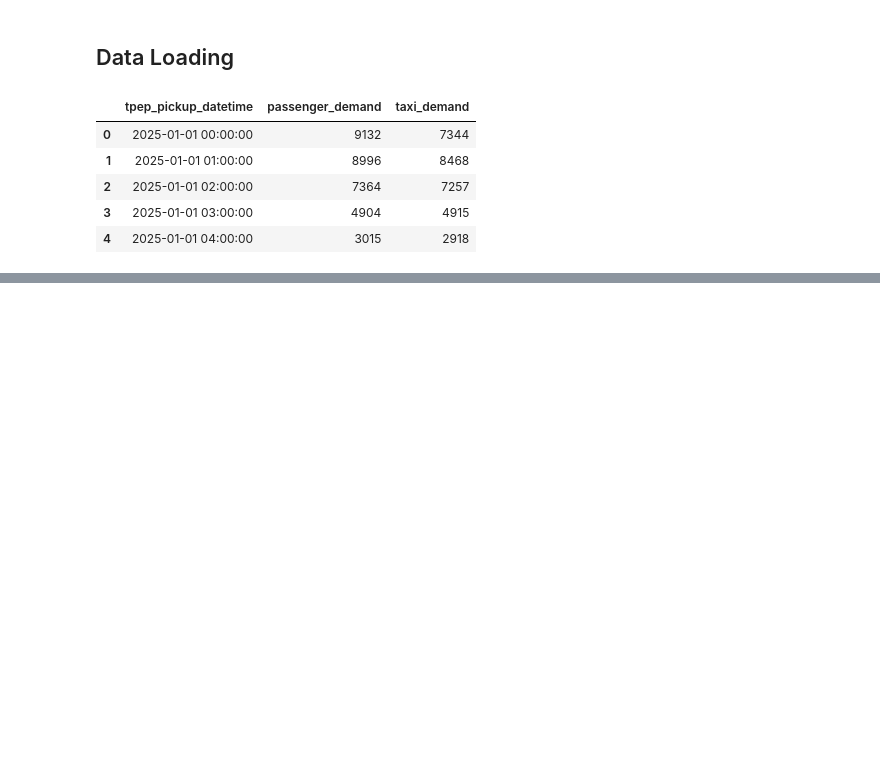
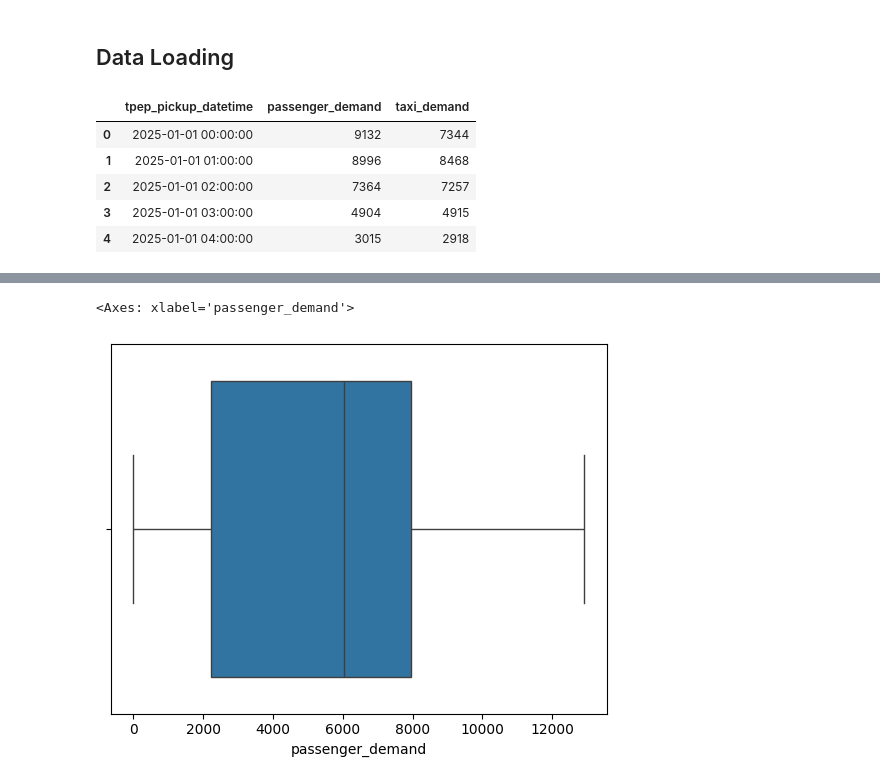
Before and after one commit to Rasel1435/yellow-taxi-demand-analysis, a Jupyter notebook: 1_Data_Preprocess/b_cleaning.ipynb, the cells around one changed output, grey strips where cells are left out. Drawn from its saved outputs; the diff is of its cells as text; code cells hidden in the pictures; blank space fills up the shorter version.

```diff
--- a/1_Data_Preprocess/b_cleaning.ipynb
+++ b/1_Data_Preprocess/b_cleaning.ipynb
@@ -21,0 +224,5 @@ df.head()
+# %%
+sns.boxplot(data=df, x='passenger_demand')
+# %% [output]
+<Axes: xlabel='passenger_demand'>
+[figure, added]
```
Also changed, not shown: parts of 40 cells of this notebook.
